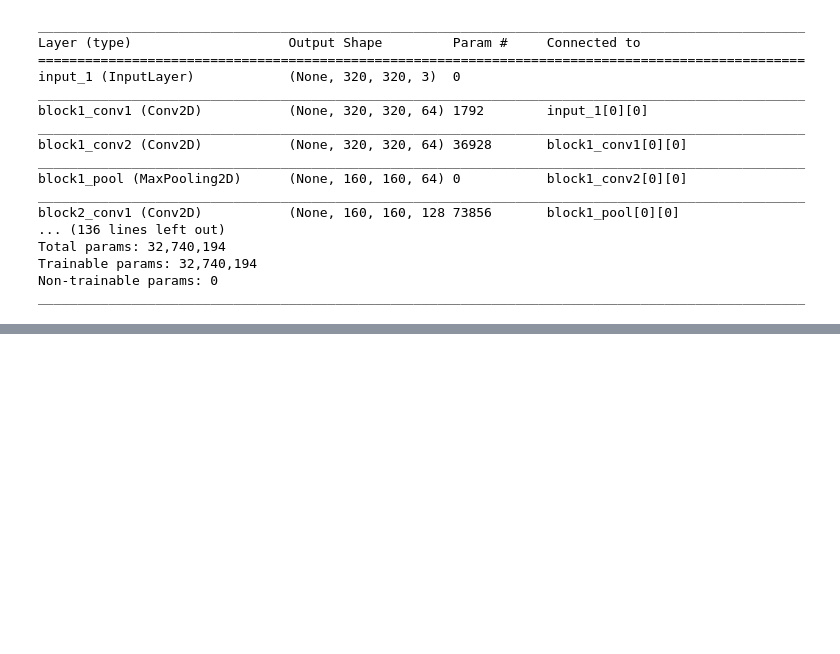
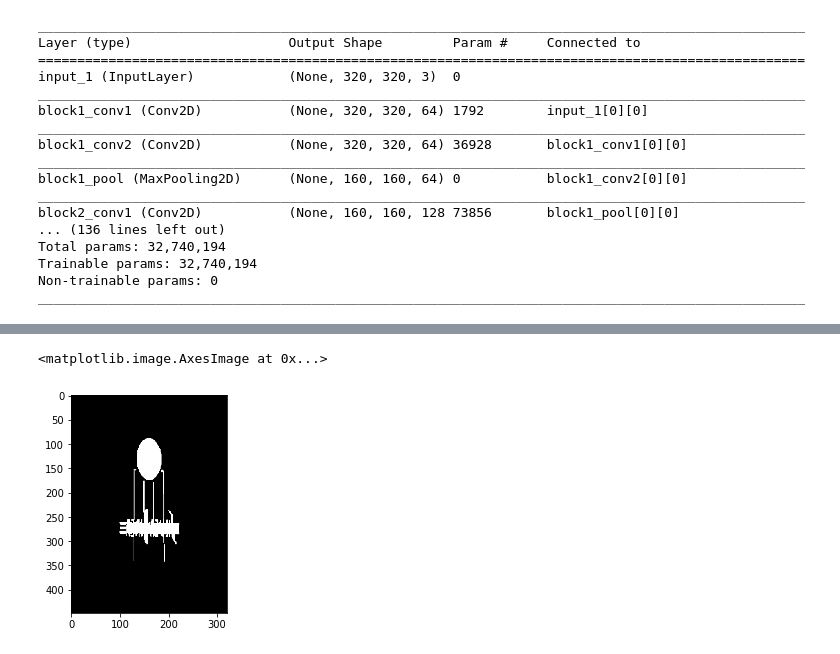
Before and after one commit to thalvadzhi/ImageMattingThesis, a Jupyter notebook: notebooks/saliency/HED with short connections.ipynb, the cells around one changed output, grey strips where cells are left out. Saved outputs shown, nothing was run; the diff lists cells and outputs as text; code cells hidden in the pictures; blank space fills up the shorter version.

```diff
--- a/notebooks/saliency/HED with short connections.ipynb
+++ b/notebooks/saliency/HED with short connections.ipynb
@@ -263,0 +307,5 @@ plot_model(model, to_file="hed_short_conn.png")
+# %%
+imshow(x[1][0].astype(np.uint8))
+# %% [output]
+<matplotlib.image.AxesImage at 0x...>
+[figure, added]
```
Also changed, not shown: parts of 13 cells of this notebook, 12 other files.
